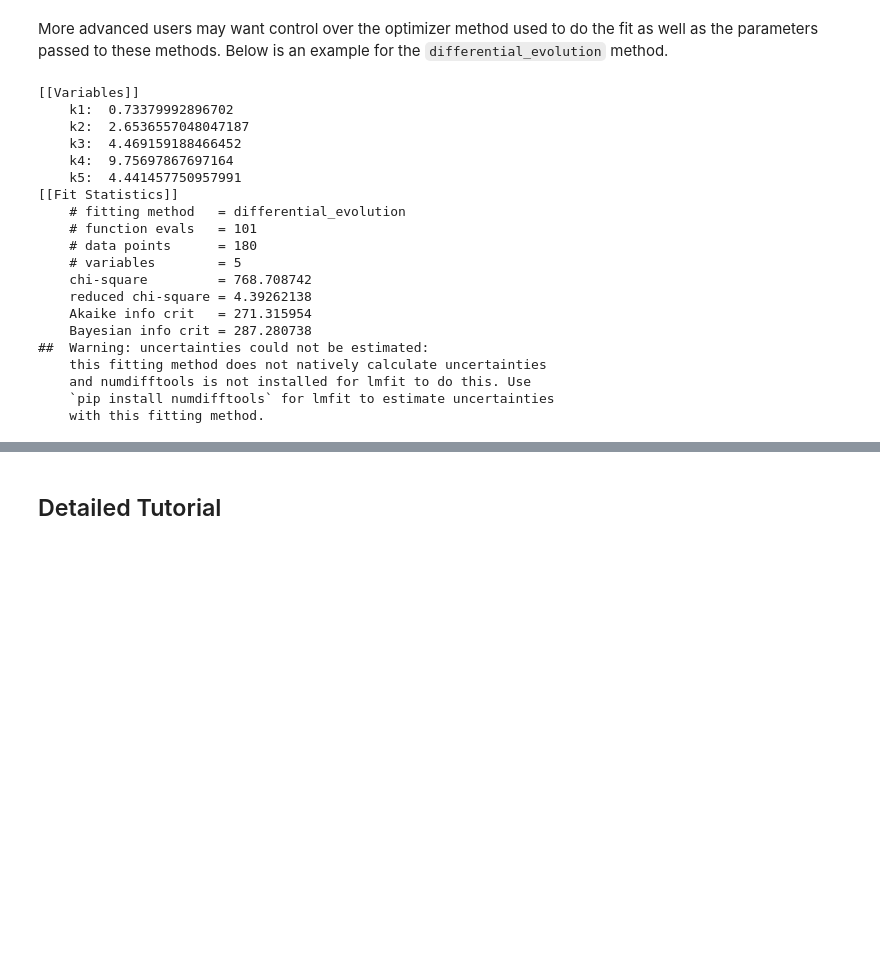
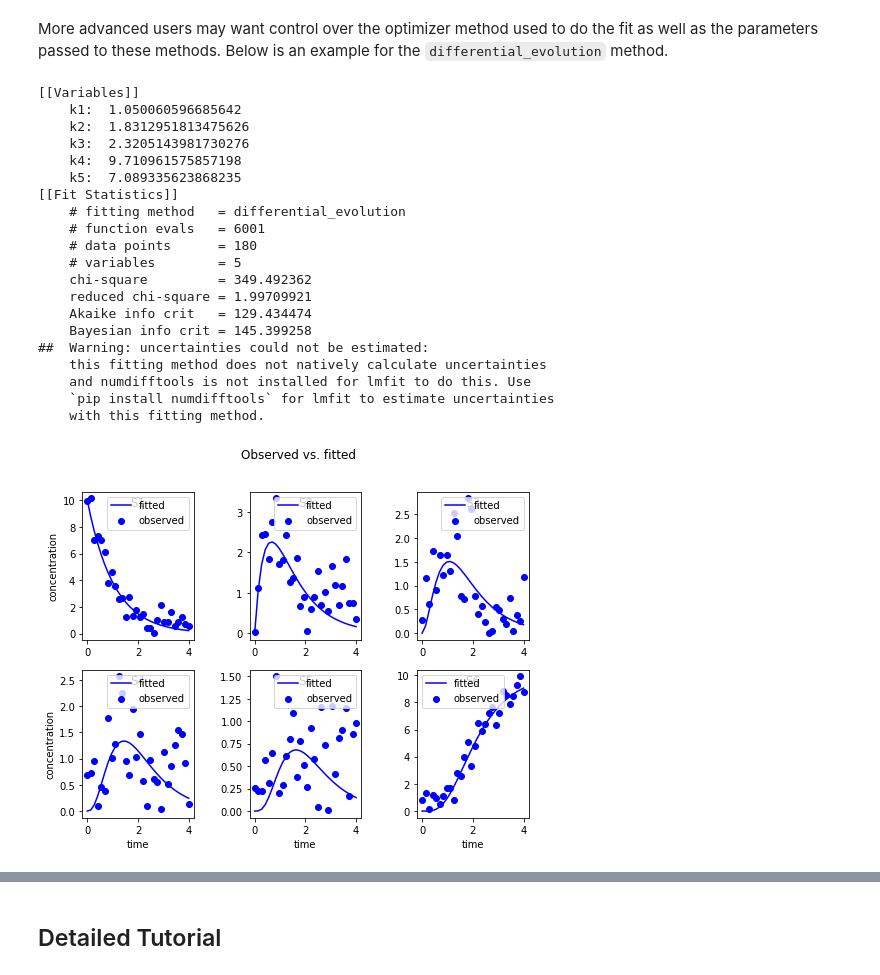
Before and after one commit to sys-bio/SBstoat, a Jupyter notebook: notebooks/Tutorial on Utilities for Model Fitting.ipynb, the cells around one changed output, grey strips where cells are left out. Saved outputs shown, nothing was run; the diff lists cells and outputs as text; code cells hidden in the pictures; blank space fills up the shorter version.

```diff
--- a/notebooks/Tutorial on Utilities for Model Fitting.ipynb
+++ b/notebooks/Tutorial on Utilities for Model Fitting.ipynb
@@ -90,26 +90,26 @@ More advanced users may want control over the optimizer method used to do the fi
 # %%
 optimizerMethod = SBstoat.ModelFitter.OptimizerMethod(
     method="differential_evolution",
-    kwargs={ "popsize": 10000, "atol": 0.001, "maxiter": 1000})
+    kwargs={ "popsize": 10000, "atol": 0.001})
 fitter = SBstoat.ModelFitter(ANTIMONY_MODEL, "tst_data.txt", ["k1", "k2", "k3", "k4", "k5"], fitterMethods=[optimizerMethod])
 fitter.fitModel()
 print(fitter.reportFit())
 # %% [output]
 [[Variables]]
-    k1:  0.73379992896702
-    k2:  2.6536557048047187
-    k3:  4.469159188466452
-    k4:  9.75697867697164
-    k5:  4.441457750957991
+    k1:  1.050060596685642
+    k2:  1.8312951813475626
+    k3:  2.3205143981730276
+    k4:  9.710961575857198
+    k5:  7.089335623868235
 [[Fit Statistics]]
     # fitting method   = differential_evolution
-    # function evals   = 101
+    # function evals   = 6001
     # data points      = 180
     # variables        = 5
-    chi-square         = 768.708742
-    reduced chi-square = 4.39262138
-    Akaike info crit   = 271.315954
-    Bayesian info crit = 287.280738
+    chi-square         = 349.492362
+    reduced chi-square = 1.99709921
+    Akaike info crit   = 129.434474
+    Bayesian info crit = 145.399258
 ##  Warning: uncertainties could not be estimated:
     this fitting method does not natively calculate uncertainties
     and numdifftools is not installed for lmfit to do this. Use
@@ -117,7 +117,12 @@ print(fitter.reportFit())
     with this fitting method.
 # %%
 # Plot the fitl
+fitter = SBstoat.ModelFitter(ANTIMONY_MODEL, "tst_data.txt", ["k1", "k2", "k3", "k4", "k5"], fitterMethods=["leastsq"],
+                            bootstrapMethods=["leastsq"])
+fitter.fitModel()
 fitter.plotFitAll(numRow=2, numCol=3)
+# %% [output]
+[figure, added]
 # %%
 # Plot residuals
 fitter.plotResiduals(numRow=2, numCol=3)
```
Also changed, not shown: parts of 39 cells of this notebook, 4 other files.
